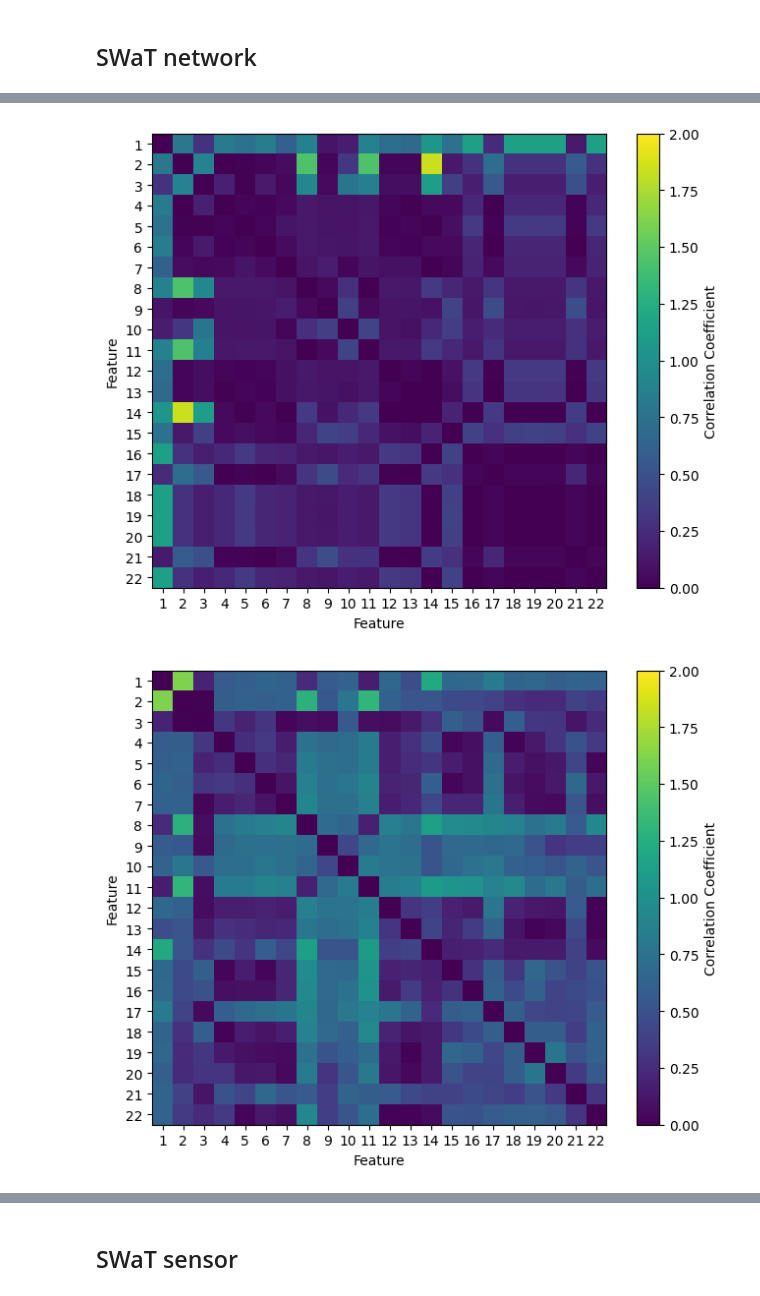
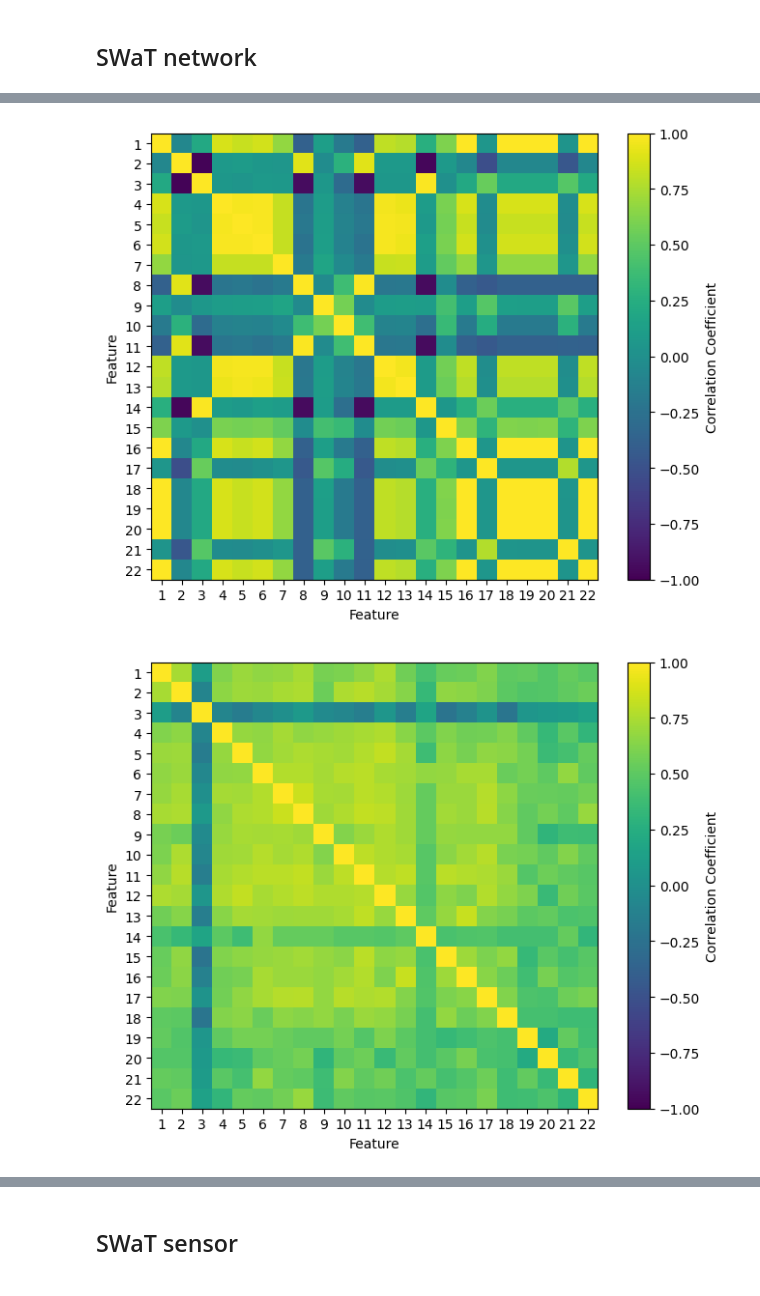
Before and after one commit to KylaNel/ICS_data_generation, a Jupyter notebook: code/covariance.ipynb, the cells around one changed output, grey strips where cells are left out. Drawn from its saved outputs; the diff is of its cells as text; code cells hidden in the pictures.

```diff
--- a/code/covariance.ipynb
+++ b/code/covariance.ipynb
@@ -43,20 +43,20 @@ wustl = pd.read_csv("/home/knel/virtual_envs/ankh-morpork/ICS_data_generation/da
 ## SWaT network
 # %%
 X = swat
+cov_matrix1 = np.corrcoef(X, rowvar=False)
+cov_matrix2 = np.corrcoef(vae_gan_swat_network[:, 1:], rowvar=False)
+cov_matrix3 = np.corrcoef(vae_swat_network[:, 1:], rowvar=False)
+cov_matrix4 = np.corrcoef(gan_swat_network[:, 1:], rowvar=False)
+cov_matrix5 = np.corrcoef(gan_softmax_swat_network, rowvar=False)
+
 # cov_matrix1 = np.corrcoef(X, rowvar=False)
-# cov_matrix2 = np.corrcoef(vae_gan_swat_network[:, 1:], rowvar=False)
-# cov_matrix3 = np.corrcoef(vae_swat_network[:, 1:], rowvar=False)
-# cov_matrix4 = np.corrcoef(gan_swat_network[:, 1:], rowvar=False)
-# cov_matrix5 = np.cov(gan_softmax_swat_network, rowvar=False)
-
-cov_matrix1 = np.corrcoef(X, rowvar=False)
-cov_matrix2 = np.abs(cov_matrix1-np.corrcoef(vae_gan_swat_network[:, 1:], rowvar=False))
-cov_matrix3 = np.abs(cov_matrix1 - np.corrcoef(vae_swat_network[:, 1:], rowvar=False))
-cov_matrix4 = np.abs(cov_matrix1 - np.corrcoef(gan_swat_network[:, 1:], rowvar=False))
-cov_matrix5 = np.abs(cov_matrix1 - np.corrcoef(gan_softmax_swat_network, rowvar=False))
+# cov_matrix2 = np.abs(cov_matrix1-np.corrcoef(vae_gan_swat_network[:, 1:], rowvar=False))
+# cov_matrix3 = np.abs(cov_matrix1 - np.corrcoef(vae_swat_network[:, 1:], rowvar=False))
+# cov_matrix4 = np.abs(cov_matrix1 - np.corrcoef(gan_swat_network[:, 1:], rowvar=False))
+# cov_matrix5 = np.abs(cov_matrix1 - np.corrcoef(gan_softmax_swat_network, rowvar=False))
 
 plt.figure(figsize=(8, 6))
-plt.imshow(cov_matrix1, cmap='viridis', interpolation='nearest')
+plt.imshow(cov_matrix1, cmap='viridis', interpolation='nearest', vmin=-1.0, vmax=1.0)
 plt.colorbar(label='Correlation Coefficient')
 plt.xlabel('Feature')
 plt.ylabel('Feature')
@@ -66,7 +66,7 @@ plt.savefig("cov_swat.jpg")
 plt.show()
 
 plt.figure(figsize=(8, 6))
-plt.imshow(cov_matrix2, cmap='viridis', interpolation='nearest', vmax=2.0)
+plt.imshow(cov_matrix2, cmap='viridis', interpolation='nearest', vmin=-1.0, vmax=1.0)
 plt.colorbar(label='Correlation Coefficient')
 plt.xlabel('Feature')
 plt.ylabel('Feature')
@@ -76,7 +76,7 @@ plt.savefig("cov_vae_gan_swat_network.jpg")
 plt.show()
 
 plt.figure(figsize=(8, 6))
-plt.imshow(cov_matrix3, cmap='viridis', interpolation='nearest', vmax=2.0)
+plt.imshow(cov_matrix3, cmap='viridis', interpolation='nearest', vmin=-1.0, vmax=1.0)
 plt.colorbar(label='Correlation Coefficient')
 plt.xlabel('Feature')
 plt.ylabel('Feature')
@@ -86,7 +86,7 @@ plt.savefig("cov_vae_swat_network.jpg")
 plt.show()
 
 plt.figure(figsize=(8, 6))
-plt.imshow(cov_matrix4, cmap='viridis', interpolation='nearest', vmax=2.0)
+plt.imshow(cov_matrix4, cmap='viridis', interpolation='nearest', vmin=-1.0, vmax=1.0)
 plt.colorbar(label='Correlation Coefficient')
 plt.xlabel('Feature')
 plt.ylabel('Feature')
@@ -96,7 +96,7 @@ plt.savefig("cov_gan_swat_network.jpg")
 plt.show()
 
 plt.figure(figsize=(8, 6))
-plt.imshow(cov_matrix5, cmap='viridis', interpolation='nearest', vmax=2.0)
+plt.imshow(cov_matrix5, cmap='viridis', interpolation='nearest', vmin=-1.0, vmax=1.0)
 plt.colorbar(label='Correlation Coefficient')
 plt.xlabel('Feature')
 plt.ylabel('Feature')
@@ -110,2 +110,2 @@ plt.show()
-[figure, old version]
+[figure, new version]
-[figure, old version]
+[figure, new version]
```
Also changed, not shown: parts of 4 cells of this notebook, 1 other file.
